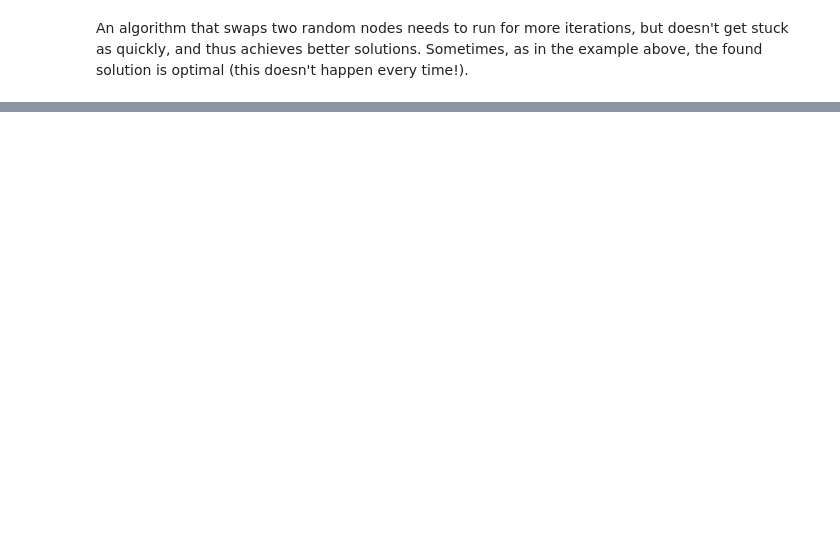
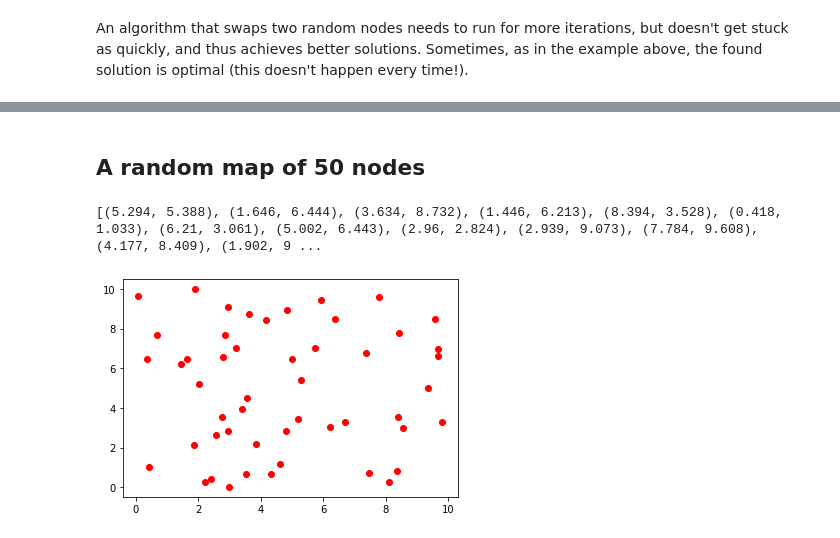
Before and after one commit to alexnikiporenko/travelling_salesman, a Jupyter notebook: Travelling Salesman2.ipynb, the cells around one changed output, grey strips where cells are left out. Saved outputs shown, nothing was run; the diff lists cells and outputs as text; code cells hidden in the pictures; blank space fills up the shorter version.

```diff
--- a/Travelling Salesman2.ipynb
+++ b/Travelling Salesman2.ipynb
@@ -175,0 +266,20 @@ An algorithm that swaps two random nodes needs to run for more iterations, but d
+# %% [markdown]
+## A random map of 50 nodes
+# %%
+rand_cities = []
+
+for i in range(50):
+    a = round(random.uniform(0, 10), 3)
+    b = round(random.uniform(0, 10), 3)
+    rand_cities.append((a, b))
+
+
+print(rand_cities)
+
+# * operator can be used in conjunction with zip() to unzip the list
+x, y = zip(*rand_cities)
+plt.scatter(x, y, c="r")
+plt.show()
+# %% [output]
+[(5.294, 5.388), (1.646, 6.444), (3.634, 8.732), (1.446, 6.213), (8.394, 3.528), (0.418, 1.033), (6.21, 3.061), (5.002, 6.443), (2.96, 2.824), (2.939, 9.073), (7.784, 9.608), (4.177, 8.409), (1.902, 9 ...
+[figure, added]
```
Also changed, not shown: parts of 7 cells of this notebook.
